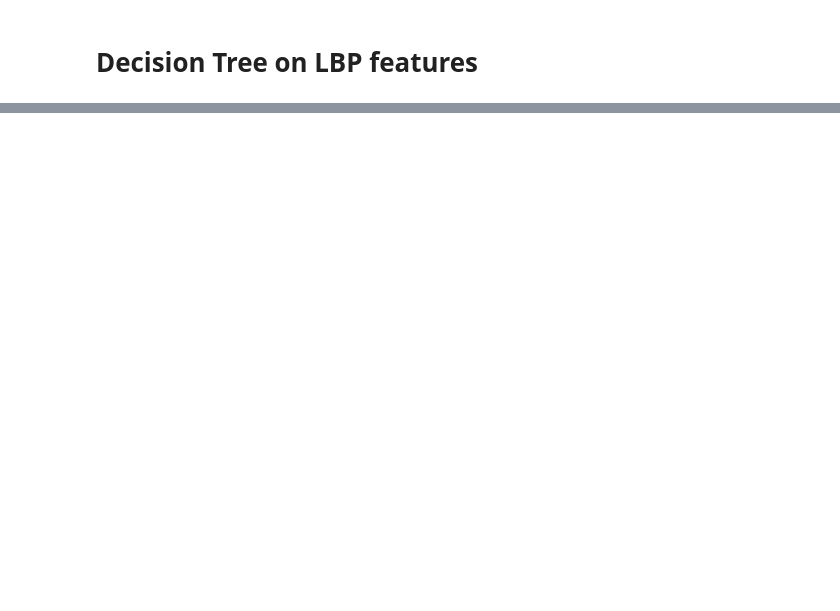
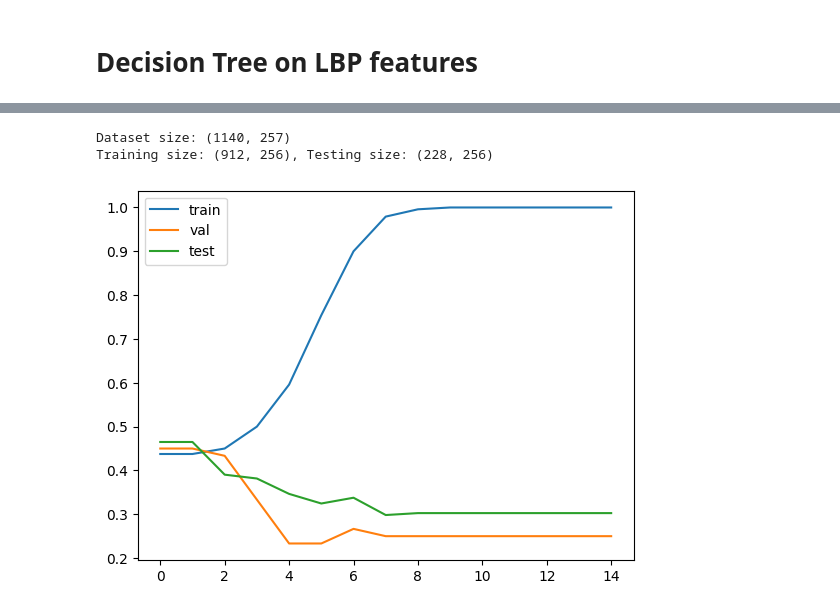
Before and after one commit to AgarwalMayank2/Face_Detection, a Jupyter notebook: applying_ML_algorithms/Decision_Tree_PRMLproj.ipynb, the cells around one changed output, grey strips where cells are left out. Saved outputs shown, nothing was run; the diff lists cells and outputs as text; code cells hidden in the pictures; blank space fills up the shorter version.

```diff
--- a/applying_ML_algorithms/Decision_Tree_PRMLproj.ipynb
+++ b/applying_ML_algorithms/Decision_Tree_PRMLproj.ipynb
@@ -81,0 +282,55 @@ array([[ 1.00377021, -1.19215001,  0.42497173, ..., -0.76173511,
+# %%
+X = df_LBP.iloc[:, :-1]
+y = df_LBP.iloc[:, -1]
+
+# Encode labels (alphabetically)
+label_encoder = LabelEncoder()
+y_encoded = label_encoder.fit_transform(y)
+# encoding is benificial as working on numbers is lot easier than working on string
+
+# Ensure stratified split (16 training, 4 testing per class)
+X_train_LBP, X_test_LBP, y_train_LBP, y_test_LBP = train_test_split(X, y_encoded, test_size=1/5, random_state=42, stratify=y_encoded)
+
+# Normalize features
+scaler = StandardScaler()
+X_train_LBP = scaler.fit_transform(X_train_LBP)
+X_test_LBP = scaler.transform(X_test_LBP)
+
+print(f"Dataset size: {df_LBP.shape}")
+print(f"Training size: {X_train_LBP.shape}, Testing size: {X_test_LBP.shape}")
+# %% [output]
+Dataset size: (1140, 257)
+Training size: (912, 256), Testing size: (228, 256)
+# %%
+## Task-0: Write code to have 20% of train data to be used as validation set
+# YOUR CODE HERE
+j=int(0.2*len(X_train_LBP))
+X_val_LBP=X_train_LBP[:j]
+y_val_LBP=y_train_LBP[:j]
+X_train_LBP=X_train_LBP[j:]
+y_train_LBP=y_train_LBP[j:]
+#raise NotImplementedError()
+# %%
+train_acc=[]
+val_acc=[]
+test_acc=[]
+for i in range(0,15):
+    tree = DecisionTree(max_depth=i)
+    tree.train(X_train_LBP, y_train_LBP)
+    y_pred_train = predict(tree, X_train_LBP)
+    accuracy_train = np.mean(y_pred_train == y_train_LBP)
+    train_acc.append(accuracy_train)
+    y_pred_val = predict(tree, X_val_LBP)
+    accuracy_val = np.mean(y_pred_val == y_val_LBP)
+    val_acc.append(accuracy_val)
+    y_pred_test = predict(tree, X_test_LBP)
+    accuracy_test = np.mean(y_pred_test == y_test_LBP)
+    test_acc.append(accuracy_test)
+import matplotlib.pyplot as plt
+plt.plot(range(0,15),train_acc,label='train')
+plt.plot(range(0,15),val_acc,label='val')
+plt.plot(range(0,15),test_acc,label='test')
+plt.legend()
+plt.show()
+# %% [output]
+[figure, added]
```
Also changed, not shown: parts of 17 cells of this notebook.
